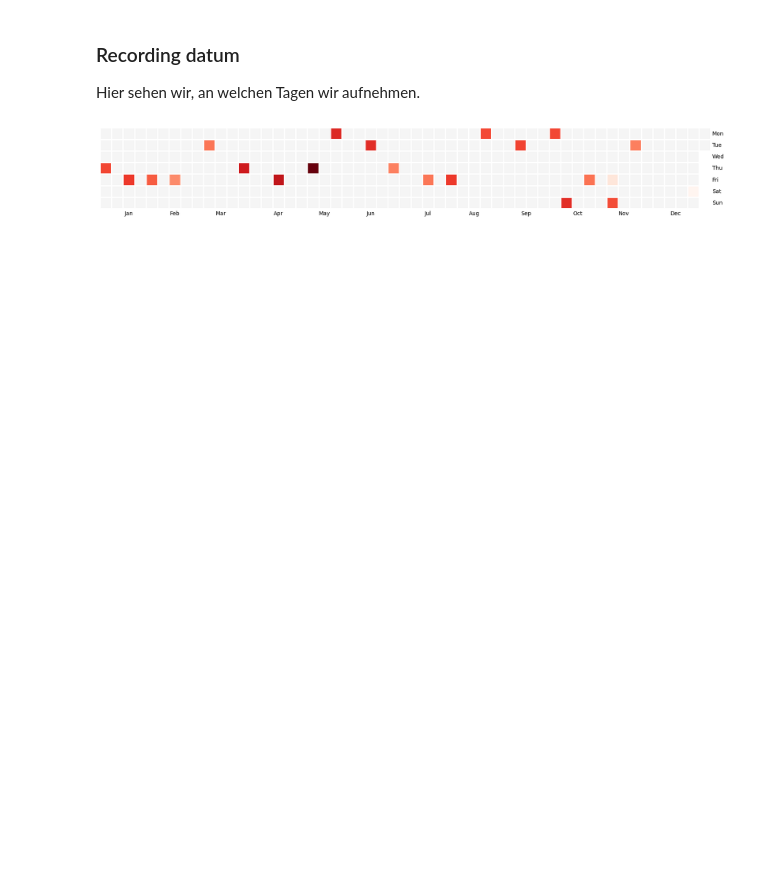
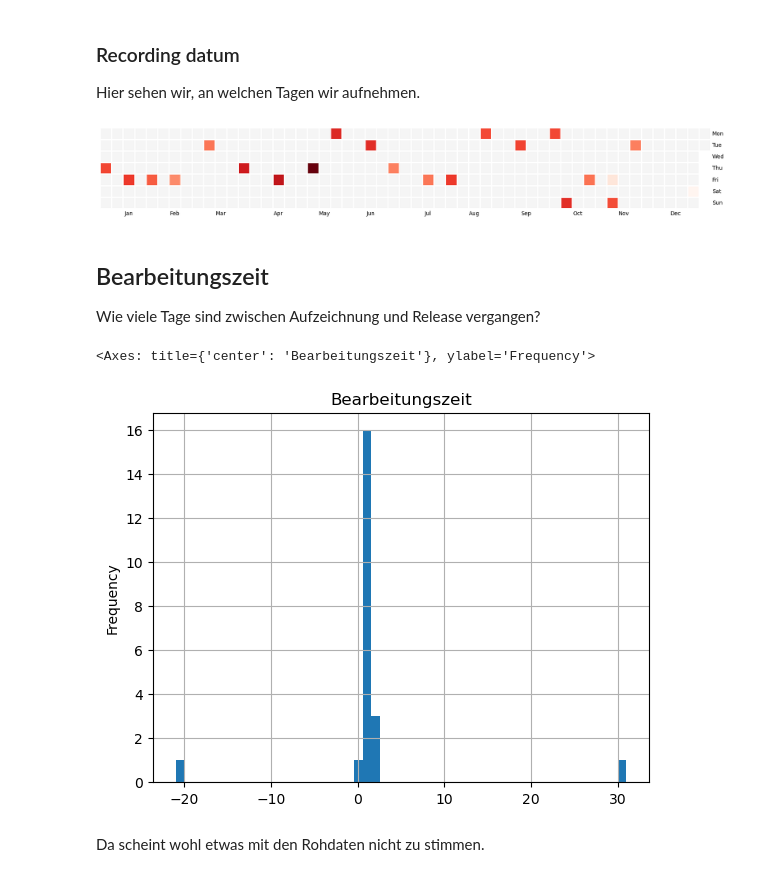
Before and after one commit to Binaergewitter/stats, a Jupyter notebook: 2024-Wrapped.ipynb, the cells around one changed output. Saved outputs shown, nothing was run; the diff lists cells and outputs as text; code cells hidden in the pictures; blank space fills up the shorter version.

Commit message:
More elegant code, add analysis for airtime and delays.

```diff
--- a/2024-Wrapped.ipynb
+++ b/2024-Wrapped.ipynb
@@ -145,3 +143,7 @@ release_date.index = pd.to_datetime(release_date["Record Date"], format="%Y-%m-%
 calmap.yearplot(release_date['Duration_sec']);
 # %% [output]
 [figure]
+# %% [markdown]
+## Bearbeitungszeit
+
+Wie viele Tage sind zwischen Aufzeichnung und Release vergangen?
@@ -147,0 +152,12 @@ calmap.yearplot(release_date['Duration_sec']);
+# %%
+delays.transform(lambda delay: delay.days).plot(
+    kind='hist',
+    title="Bearbeitungszeit",
+    bins=1 + (delays.max() - delays.min()).days,
+    grid=True
+)
+# %% [output]
+<Axes: title={'center': 'Bearbeitungszeit'}, ylabel='Frequency'>
+[figure, added]
+# %% [markdown]
+Da scheint wohl etwas mit den Rohdaten nicht zu stimmen.
```
Also changed, not shown: parts of 36 cells of this notebook.
